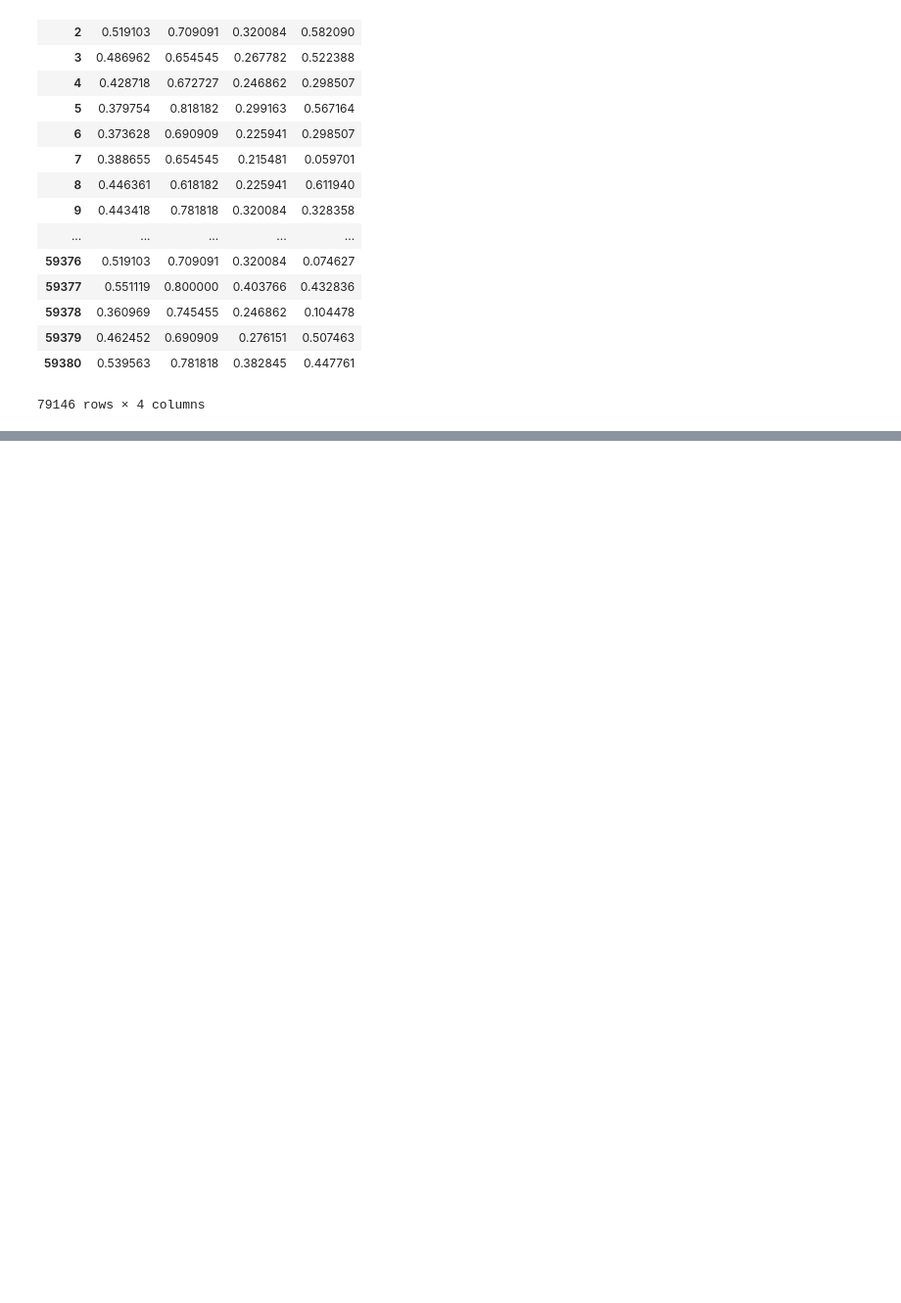
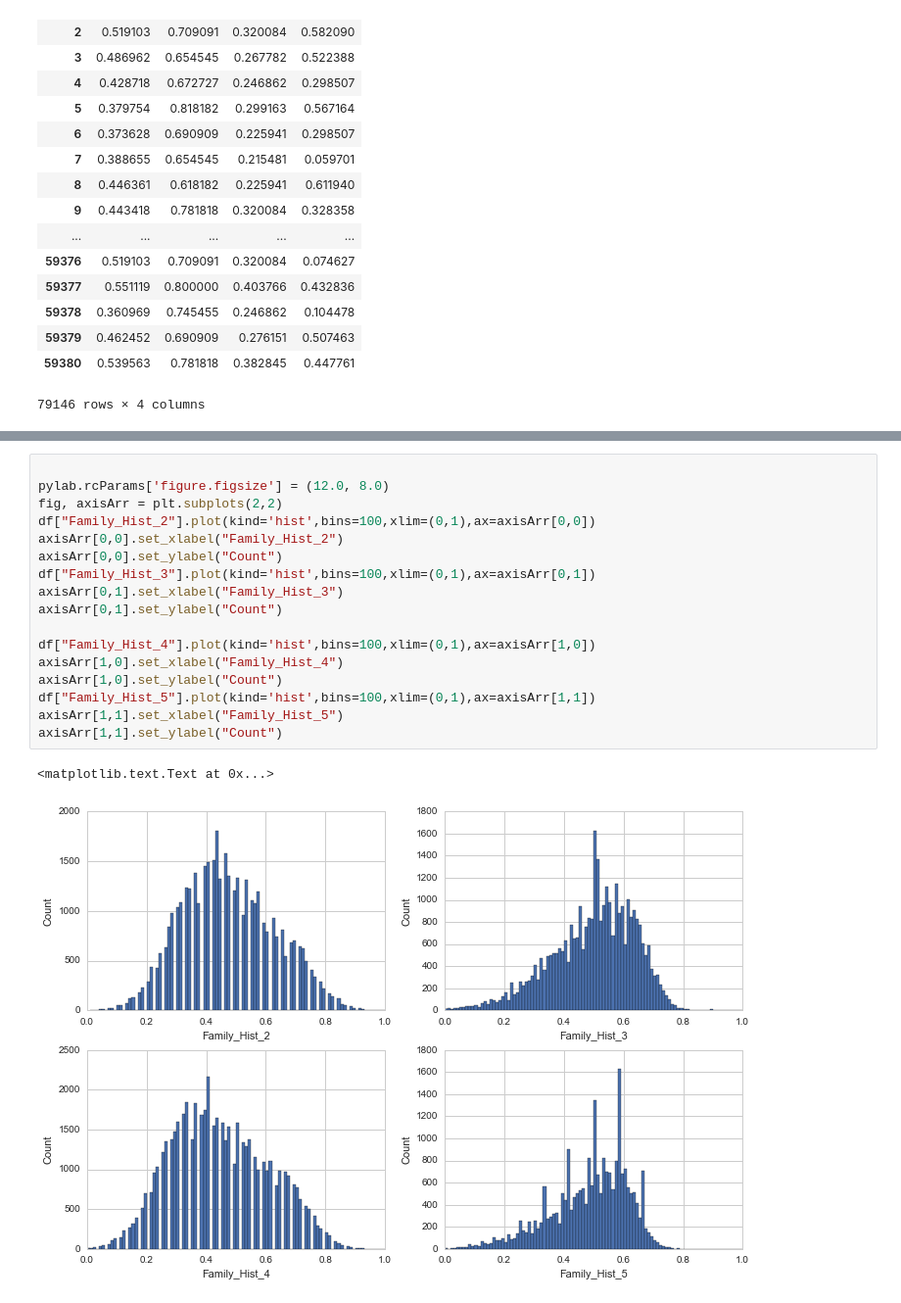
Before and after one commit to pburkard88/DS_BOS_07_Students, a Jupyter notebook: RichardSoohoo/project/prudential.ipynb, the cells around one changed output, grey strips where cells are left out. Shown at 98% size. Cells and saved outputs as stored; diff of their text form; blank space fills up the shorter version.

```diff
--- a/RichardSoohoo/project/prudential.ipynb
+++ b/RichardSoohoo/project/prudential.ipynb
@@ -138,0 +229,20 @@ P.show()
+# %%
+
+pylab.rcParams['figure.figsize'] = (12.0, 8.0)
+fig, axisArr = plt.subplots(2,2)
+df["Family_Hist_2"].plot(kind='hist',bins=100,xlim=(0,1),ax=axisArr[0,0])
+axisArr[0,0].set_xlabel("Family_Hist_2")
+axisArr[0,0].set_ylabel("Count")
+df["Family_Hist_3"].plot(kind='hist',bins=100,xlim=(0,1),ax=axisArr[0,1])
+axisArr[0,1].set_xlabel("Family_Hist_3")
+axisArr[0,1].set_ylabel("Count")
+
+df["Family_Hist_4"].plot(kind='hist',bins=100,xlim=(0,1),ax=axisArr[1,0])
+axisArr[1,0].set_xlabel("Family_Hist_4")
+axisArr[1,0].set_ylabel("Count")
+df["Family_Hist_5"].plot(kind='hist',bins=100,xlim=(0,1),ax=axisArr[1,1])
+axisArr[1,1].set_xlabel("Family_Hist_5")
+axisArr[1,1].set_ylabel("Count")
+# %% [output]
+<matplotlib.text.Text at 0x...>
+[figure, added]
```
Also changed, not shown: parts of 17 cells of this notebook, 6 other files.
